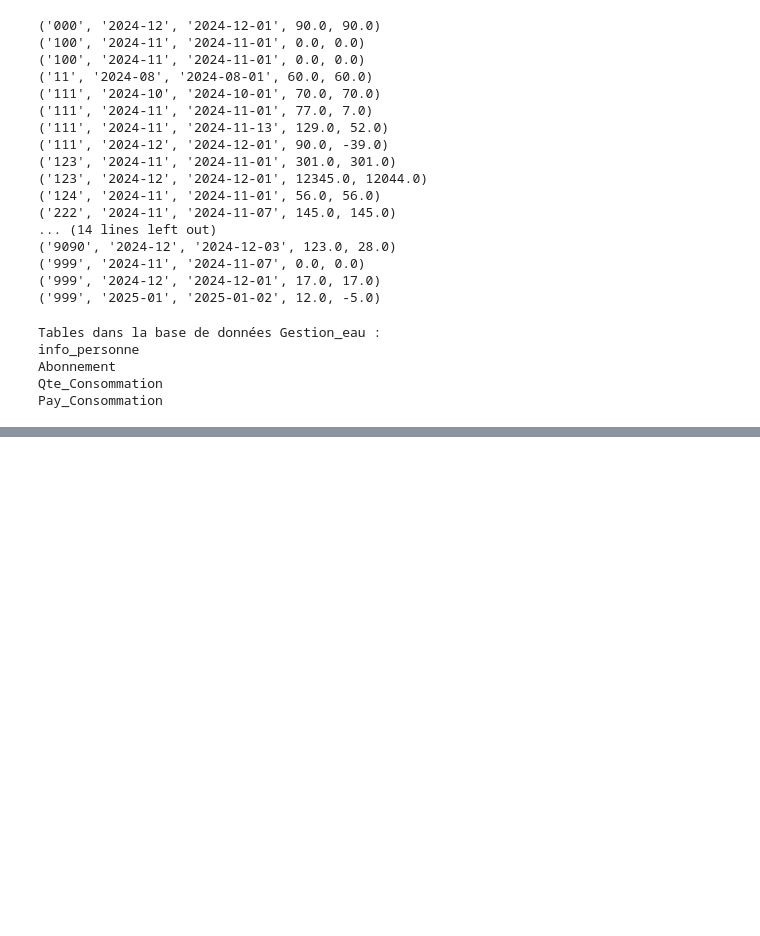
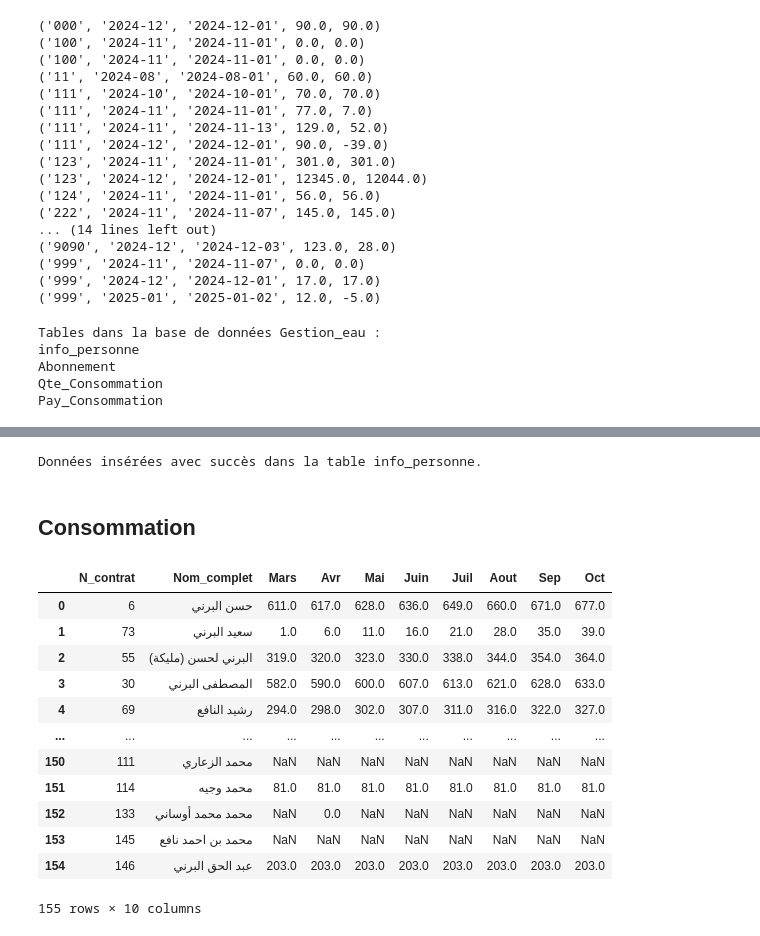
Before and after one commit to laanani-mohamed/Gestion-Eau-Association-Nasr, a Jupyter notebook: notebook/Manipulation_BD.ipynb, the cells around one changed output, grey strips where cells are left out. Drawn from its saved outputs; the diff is of its cells as text; code cells hidden in the pictures; blank space fills up the shorter version.

Commit message:
finalement jai terminer , reste que la saisie des donnees

```diff
--- a/notebook/Manipulation_BD.ipynb
+++ b/notebook/Manipulation_BD.ipynb
@@ -537,0 +654,53 @@ conn.close()
+# %%
+import pandas as pd
+import sqlite3  # Remplacez par le module approprié si vous utilisez une autre base de données
+
+# 1. Importer les données depuis le fichier Excel
+fichier_excel= "/Users/mac/Desktop/Gestion-Eau-Association-Nasr/Donnee Brute/MB suivi de compte.xlsx"
+feuille = "Sheet1"
+df = pd.read_excel(fichier_excel, sheet_name=feuille)
+
+# 2. Sélectionner les colonnes nécessaires
+colonnes_a_inserer = ["N_Contrat", "Nom_complet", "Mnt_due"]
+df_selectionne = df[colonnes_a_inserer]
+
+# 3. Se connecter à la base de données
+# Remplacez 'Gestion_eau.db' par le nom de votre base de données
+conn = sqlite3.connect('Gestion_eau.db')
+cursor = conn.cursor()
+
+# 4. Insérer les données dans la table info_personne
+for _, row in df_selectionne.iterrows():
+    cursor.execute('''
+        INSERT INTO info_personne (N_contrat, Nom, Mnt_due)
+        VALUES (?, ?, ?)
+    ''', (row["N_Contrat"], row["Nom_complet"], row["Mnt_due"]))
+
+# 5. Valider les changements et fermer la connexion
+conn.commit()
+conn.close()
+
+print("Données insérées avec succès dans la table info_personne.")
+# %% [output]
+Données insérées avec succès dans la table info_personne.
+# %% [markdown]
+## Consommation
+# %%
+fichier_excel= "/Users/mac/Desktop/Gestion-Eau-Association-Nasr/Donnee Brute/MB suivi de compte.xlsx"
+#noms_colonnes = ["N_Contrat", "Nom_complet", "Index_initial", "Index_NV"]
+df = pd.read_excel(fichier_excel, sheet_name="Sheet5")
+df
+# %% [output]
+|  | N_contrat | Nom_complet | Mars | Avr | Mai | Juin | Juil | Aout | Sep | Oct |
+| 0 | 6 | حسن البرني | 611.0 | 617.0 | 628.0 | 636.0 | 649.0 | 660.0 | 671.0 | 677.0 |
+| 1 | 73 | سعيد البرني | 1.0 | 6.0 | 11.0 | 16.0 | 21.0 | 28.0 | 35.0 | 39.0 |
+| 2 | 55 | البرني لحسن (مليكة) | 319.0 | 320.0 | 323.0 | 330.0 | 338.0 | 344.0 | 354.0 | 364.0 |
+| 3 | 30 | المصطفى البرني | 582.0 | 590.0 | 600.0 | 607.0 | 613.0 | 621.0 | 628.0 | 633.0 |
+| 4 | 69 | رشيد النافع | 294.0 | 298.0 | 302.0 | 307.0 | 311.0 | 316.0 | 322.0 | 327.0 |
+| ... | ... | ... | ... | ... | ... | ... | ... | ... | ... | ... |
+| 150 | 111 | محمد الزعاري | NaN | NaN | NaN | NaN | NaN | NaN | NaN | NaN |
+| 151 | 114 | محمد وجيه | 81.0 | 81.0 | 81.0 | 81.0 | 81.0 | 81.0 | 81.0 | 81.0 |
+| 152 | 133 | محمد محمد أوساني | NaN | 0.0 | NaN | NaN | NaN | NaN | NaN | NaN |
+| 153 | 145 | محمد بن احمد نافع | NaN | NaN | NaN | NaN | NaN | NaN | NaN | NaN |
+| 154 | 146 | عبد الحق البرني | 203.0 | 203.0 | 203.0 | 203.0 | 203.0 | 203.0 | 203.0 | 203.0 |
+155 rows × 10 columns
```
Also changed, not shown: parts of 11 cells of this notebook, 13 other files.
